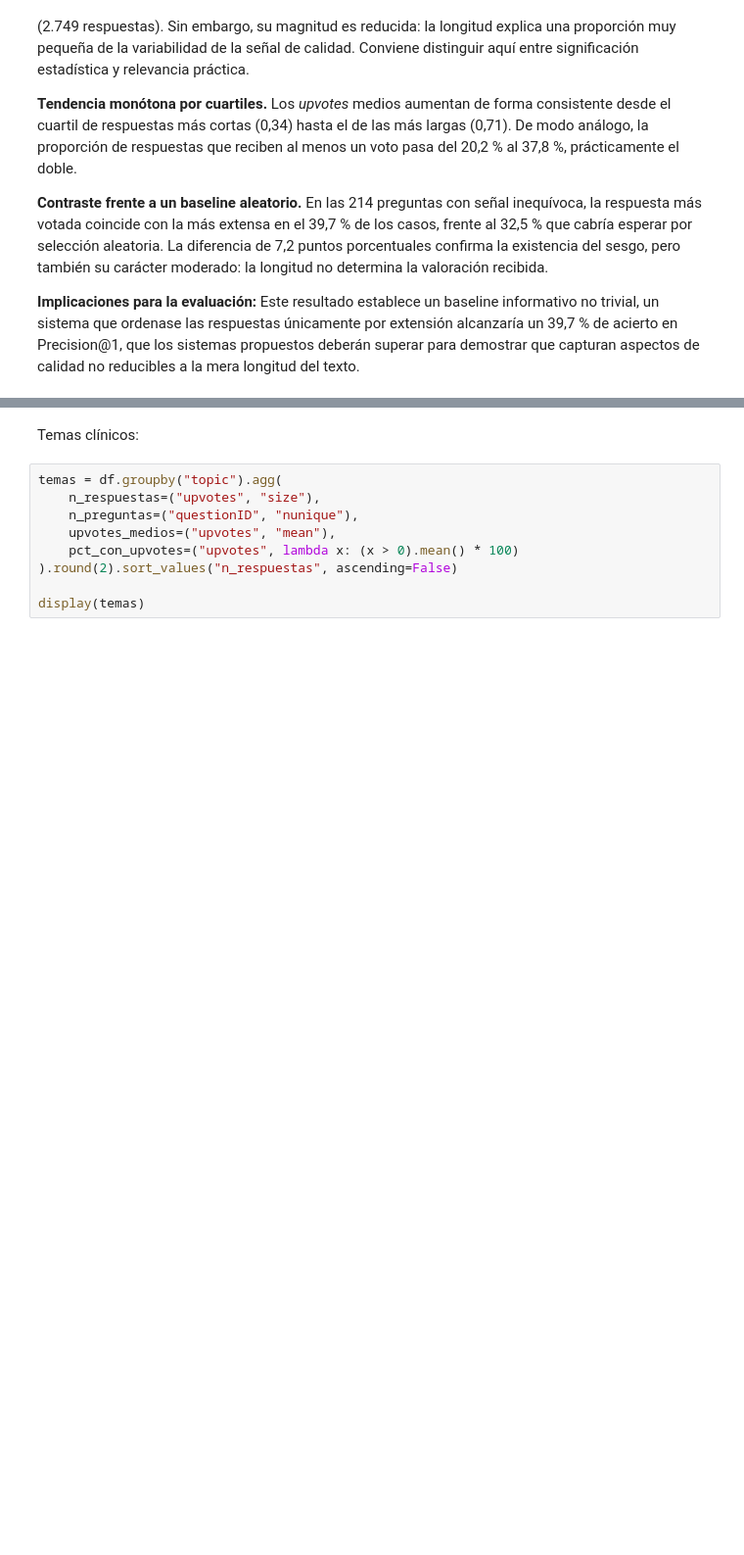
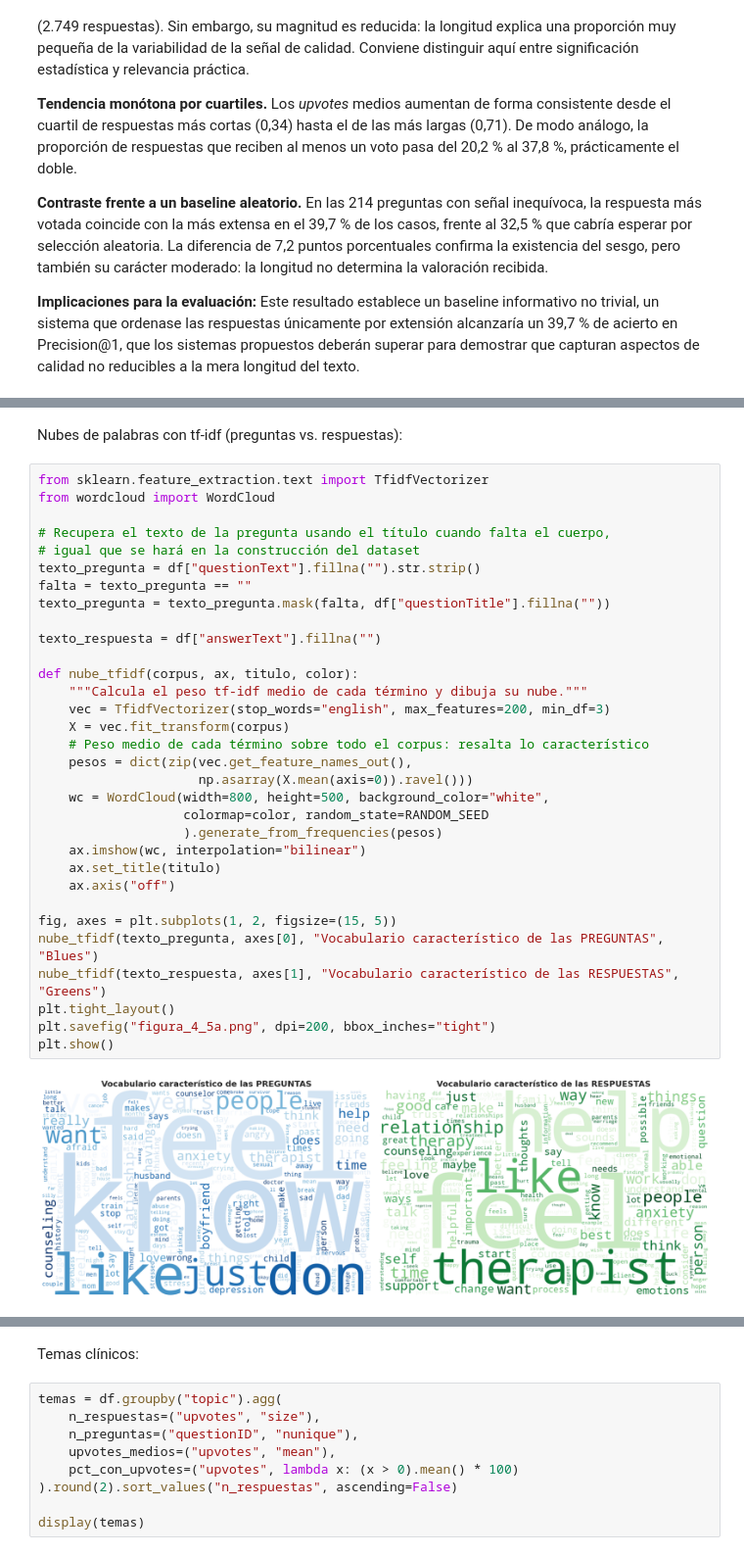
Before and after one commit to julia-acurio/TFG, a Jupyter notebook: notebooks/01_EDA.ipynb, the cells around one changed output, grey strips where cells are left out. Shown at 98% size. Drawn from its saved outputs; the diff is of its cells as text; blank space fills up the shorter version.

```diff
--- a/notebooks/01_EDA.ipynb
+++ b/notebooks/01_EDA.ipynb
@@ -592,0 +949,36 @@ reducibles a la mera longitud del texto.
+# %% [markdown]
+Nubes de palabras con tf-idf (preguntas vs. respuestas):
+# %%
+from sklearn.feature_extraction.text import TfidfVectorizer
+from wordcloud import WordCloud
+
+# Recupera el texto de la pregunta usando el título cuando falta el cuerpo,
+# igual que se hará en la construcción del dataset
+texto_pregunta = df["questionText"].fillna("").str.strip()
+falta = texto_pregunta == ""
+texto_pregunta = texto_pregunta.mask(falta, df["questionTitle"].fillna(""))
+
+texto_respuesta = df["answerText"].fillna("")
+
+def nube_tfidf(corpus, ax, titulo, color):
+    """Calcula el peso tf-idf medio de cada término y dibuja su nube."""
+    vec = TfidfVectorizer(stop_words="english", max_features=200, min_df=3)
+    X = vec.fit_transform(corpus)
+    # Peso medio de cada término sobre todo el corpus: resalta lo característico
+    pesos = dict(zip(vec.get_feature_names_out(),
+                     np.asarray(X.mean(axis=0)).ravel()))
+    wc = WordCloud(width=800, height=500, background_color="white",
+                   colormap=color, random_state=RANDOM_SEED
+                   ).generate_from_frequencies(pesos)
+    ax.imshow(wc, interpolation="bilinear")
+    ax.set_title(titulo)
+    ax.axis("off")
+
+fig, axes = plt.subplots(1, 2, figsize=(15, 5))
+nube_tfidf(texto_pregunta, axes[0], "Vocabulario característico de las PREGUNTAS", "Blues")
+nube_tfidf(texto_respuesta, axes[1], "Vocabulario característico de las RESPUESTAS", "Greens")
+plt.tight_layout()
+plt.savefig("figura_4_5a.png", dpi=200, bbox_inches="tight")
+plt.show()
+# %% [output]
+[figure, added]
```
Also changed, not shown: parts of 48 cells of this notebook.
